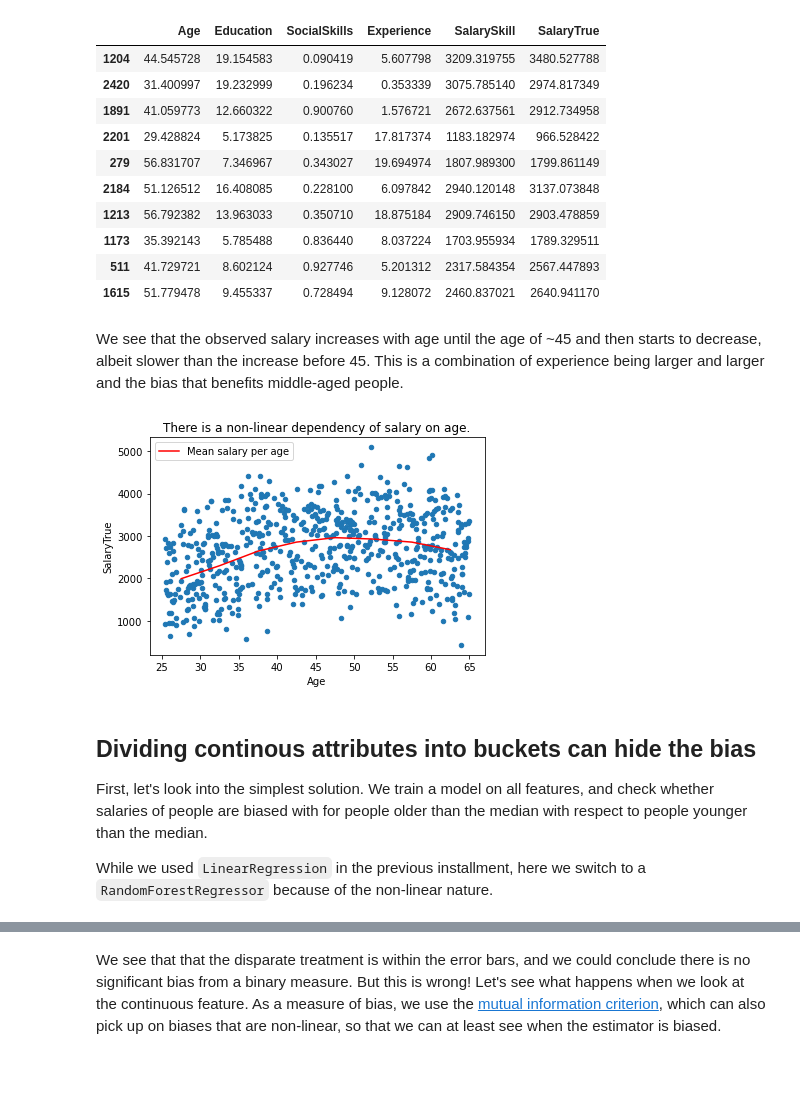
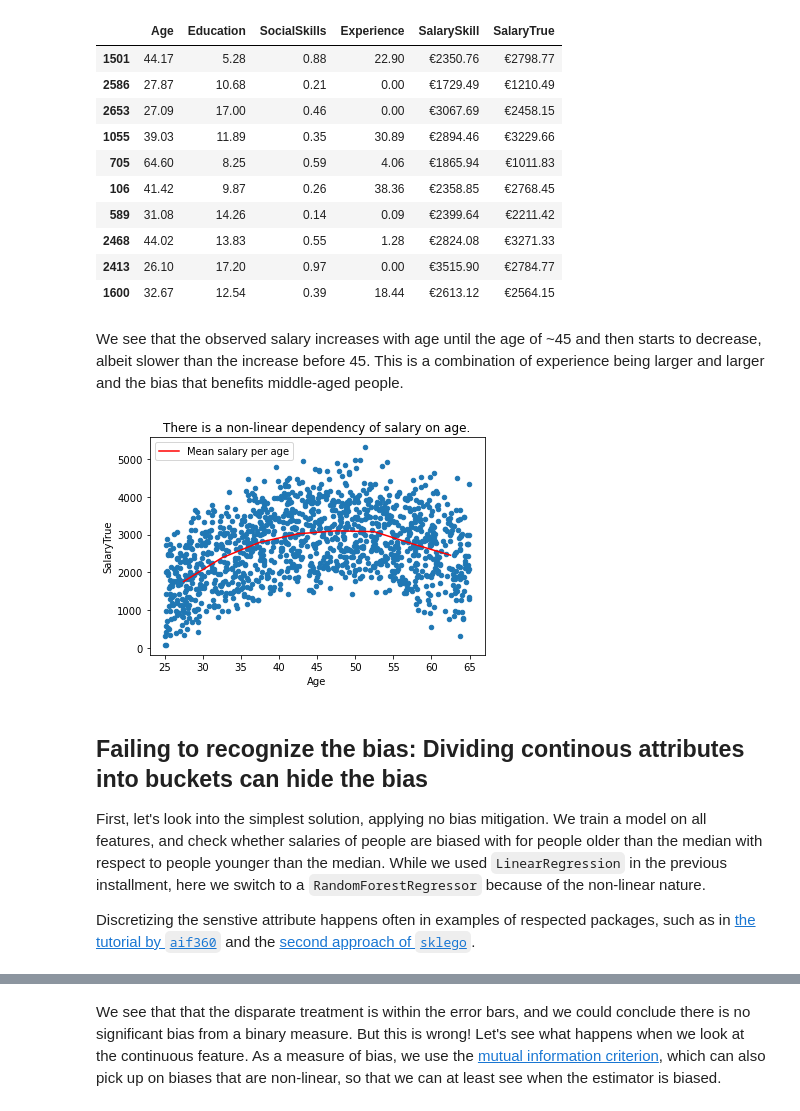
Before and after one commit to SjoerdCor/fairness, a Jupyter notebook: blog/2.DealingWithMoreComplexBiases.ipynb, the cells around one changed output, grey strips where cells are left out. Saved outputs shown, nothing was run; the diff lists cells and outputs as text; code cells hidden in the pictures; blank space fills up the shorter version.

```diff
--- a/blog/2.DealingWithMoreComplexBiases.ipynb
+++ b/blog/2.DealingWithMoreComplexBiases.ipynb
@@ -49,13 +55,6 @@ def generate_employees_age(size=2500):
         )
     return X
 
-def quadratic_bonus(age, effect_size=-800):
-    new_age = age.sub(age.min()).div(age.max() - age.min()) # Transform to [0, 1]
-    new_age = new_age*2 - 1 # Transform [0, 1] -> [-1, 1]
-    bias = effect_size * (0.5 - new_age**2) # Make the effect half-positive and half-negative for same mean
-    bias -= bias.mean() # Make  the bias neutral
-    return bias
-
 def add_salaries_age(df):
     weights = {'Age': 0,
                'Education': 150,
@@ -64,44 +63,43 @@ def add_salaries_age(df):
               }
     error = np.random.normal(0, 150, size=len(df))
     df = df.assign(SalarySkill = lambda df: df.mul(weights).sum('columns').add(error),
-                   SalaryTrue = lambda df: df['SalarySkill'].sub(quadratic_bonus(df['Age'])))
+                   SalaryTrue = lambda df: df['SalarySkill'].sub(utils.generate_bias(df['Age'], effect_size=400, power=2)))
     return df
 # %%
-df_age = generate_employees_age().pipe(add_salaries_age)
-display(df_age.sample(10)) # TODO: display nicely
-X_age_train, X_age_test, y_age_train, y_age_test, y_age_skill_train, y_age_skill_test = sklearn.model_selection.train_test_split(
-                                                                                                         df_age.filter(['Age', 'Education', 'SocialSkills', 'Experience']),
-                                                                                                         df_age['SalaryTrue'],
-                                                                                                         df_age['SalarySkill'])
+df = generate_employees_age(5000).pipe(add_salaries_age)
+utils.display_df(df)
+X_train, X_test, y_train, y_test, y_skill_train, y_skill_test = sklearn.model_selection.train_test_split(df.filter(['Age', 'Education', 'SocialSkills', 'Experience']),
+                                                                                                         df['SalaryTrue'],
+                                                                                                         df['SalarySkill'])
 # %% [output]
 |  | Age | Education | SocialSkills | Experience | SalarySkill | SalaryTrue |
-| 1204 | 44.545728 | 19.154583 | 0.090419 | 5.607798 | 3209.319755 | 3480.527788 |
-| 2420 | 31.400997 | 19.232999 | 0.196234 | 0.353339 | 3075.785140 | 2974.817349 |
-| 1891 | 41.059773 | 12.660322 | 0.900760 | 1.576721 | 2672.637561 | 2912.734958 |
-| 2201 | 29.428824 | 5.173825 | 0.135517 | 17.817374 | 1183.182974 | 966.528422 |
-| 279 | 56.831707 | 7.346967 | 0.343027 | 19.694974 | 1807.989300 | 1799.861149 |
-| 2184 | 51.126512 | 16.408085 | 0.228100 | 6.097842 | 2940.120148 | 3137.073848 |
-| 1213 | 56.792382 | 13.963033 | 0.350710 | 18.875184 | 2909.746150 | 2903.478859 |
-| 1173 | 35.392143 | 5.785488 | 0.836440 | 8.037224 | 1703.955934 | 1789.329511 |
-| 511 | 41.729721 | 8.602124 | 0.927746 | 5.201312 | 2317.584354 | 2567.447893 |
-| 1615 | 51.779478 | 9.455337 | 0.728494 | 9.128072 | 2460.837021 | 2640.941170 |
+| 1501 | 44.17 | 5.28 | 0.88 | 22.90 | €2350.76 | €2798.77 |
+| 2586 | 27.87 | 10.68 | 0.21 | 0.00 | €1729.49 | €1210.49 |
+| 2653 | 27.09 | 17.00 | 0.46 | 0.00 | €3067.69 | €2458.15 |
+| 1055 | 39.03 | 11.89 | 0.35 | 30.89 | €2894.46 | €3229.66 |
+| 705 | 64.60 | 8.25 | 0.59 | 4.06 | €1865.94 | €1011.83 |
+| 106 | 41.42 | 9.87 | 0.26 | 38.36 | €2358.85 | €2768.45 |
+| 589 | 31.08 | 14.26 | 0.14 | 0.09 | €2399.64 | €2211.42 |
+| 2468 | 44.02 | 13.83 | 0.55 | 1.28 | €2824.08 | €3271.33 |
+| 2413 | 26.10 | 17.20 | 0.97 | 0.00 | €3515.90 | €2784.77 |
+| 1600 | 32.67 | 12.54 | 0.39 | 18.44 | €2613.12 | €2564.15 |
 # %% [markdown]
 We see that the observed salary increases with age until the age of ~45 and then starts to decrease, albeit slower than the increase before 45. This is a combination of experience being larger and larger and the bias that benefits middle-aged people.
 # %%
-ax = (df_age
+ax = (df
       .sample(frac=0.25)  # Less cluttered visualization
       .plot(kind='scatter', x='Age', y='SalaryTrue', title='There is a non-linear dependency of salary on age.')
      )
-(df_age
+(df
  .assign(Age = lambda df: df['Age']//5*5 + 2.5).groupby('Age')['SalaryTrue'].mean()
  .plot(ax=ax, c='r', label='Mean salary per age')
 )
 plt.legend()
 plt.show()
 # %% [output]
-[figure, old version]
+[figure, new version]
 # %% [markdown]
-## Dividing continous attributes into buckets can hide the bias
-First, let's look into the simplest solution. We train a model on all features, and check whether salaries of people are biased with for people older than the median with respect to people younger than the median.
+## Failing to recognize the bias: Dividing continous attributes into buckets can hide the bias
+First, let's look into the simplest solution, applying no bias mitigation. We train a model on all features, and check whether salaries of people are biased with for people older than the median with respect to people younger than the median. While we used `LinearRegression` in the previous installment, here we switch to a `RandomForestRegressor` because of the non-linear nature.
 
-While we used `LinearRegression` in the previous installment, here we switch to a `RandomForestRegressor` because of the non-linear nature.
+Discretizing the senstive attribute happens often in examples of respected packages, such as in [the tutorial by `aif360`](https://nbviewer.jupyter.org/github/Trusted-AI/AIF360/blob/master/examples/tutorial_credit_scoring.ipynb) and the [second approach of `sklego`](https://scikit-lego.readthedocs.io/en/latest/fairness.html).
```
Also changed, not shown: parts of 28 cells of this notebook.
